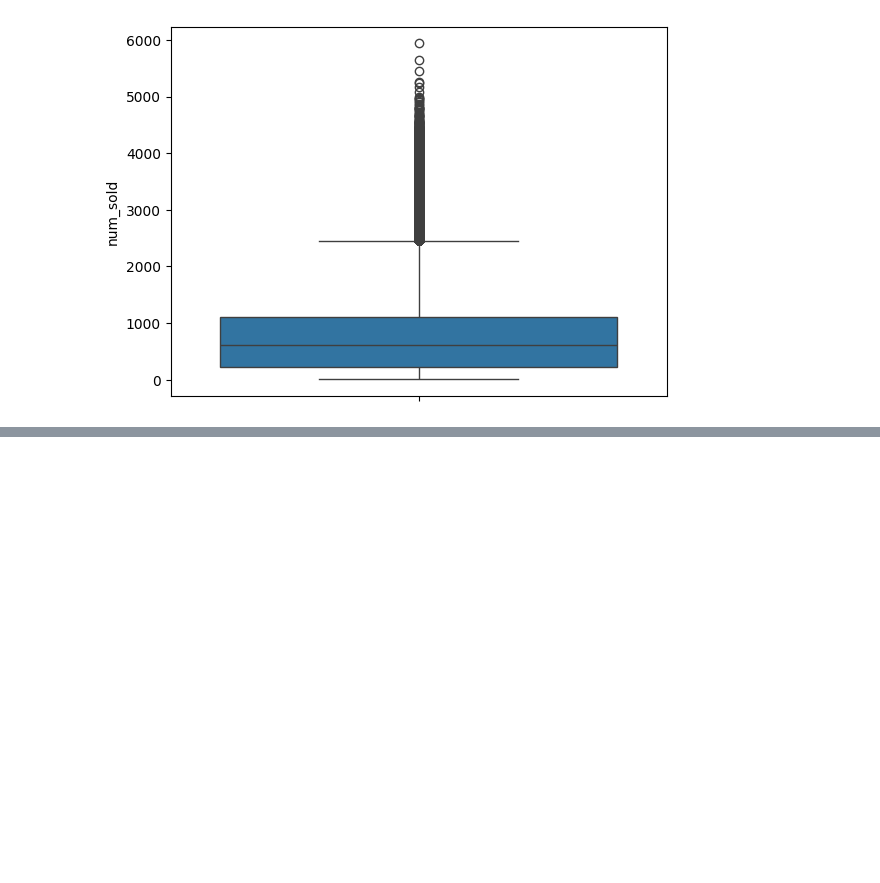
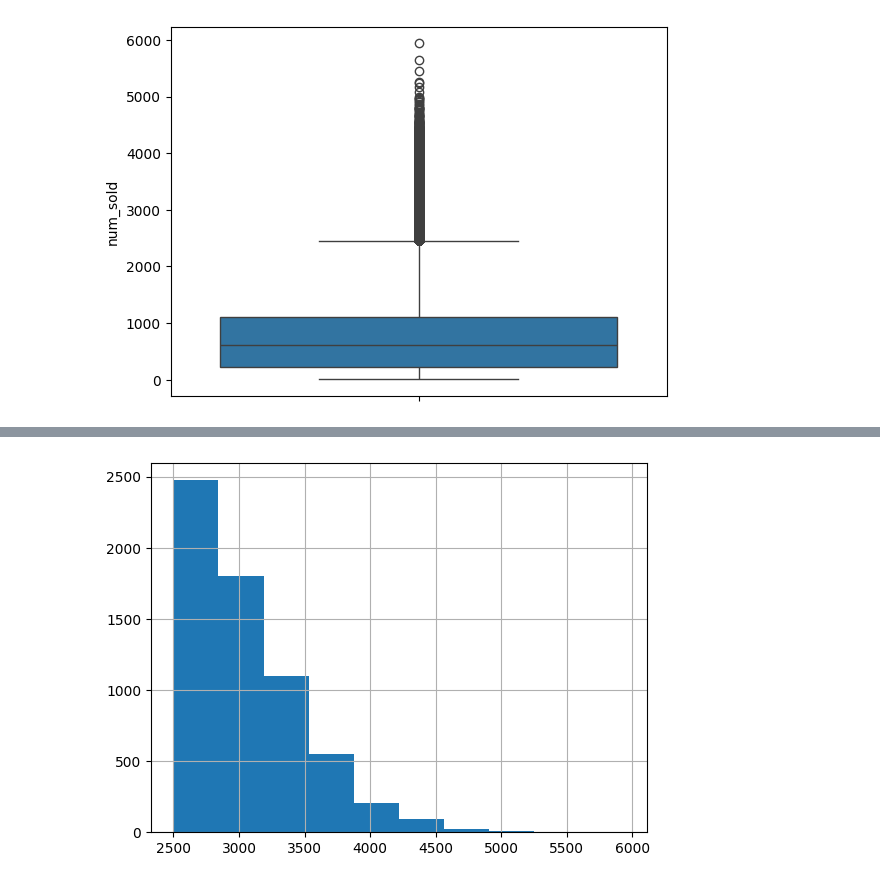
Before and after one commit to tselane2110/Forecasting-Sticker-Sales, a Jupyter notebook: StickerSalesForecasting.ipynb, the cells around one changed output, grey strips where cells are left out. Saved outputs shown, nothing was run; the diff lists cells and outputs as text; code cells hidden in the pictures; blank space fills up the shorter version.

```diff
--- a/StickerSalesForecasting.ipynb
+++ b/StickerSalesForecasting.ipynb
@@ -259 +280,6 @@ plt.show()
+# %%
+outliers["num_sold"].hist()
+plt.show()
+# %% [output]
+[figure, added]
 # %%
```
Also changed, not shown: parts of 16 cells of this notebook.
